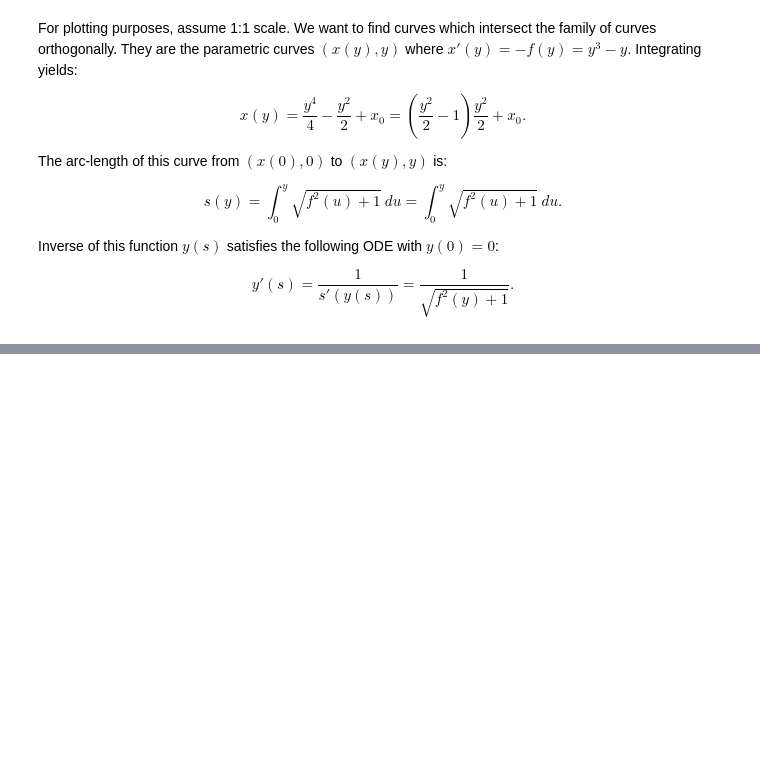
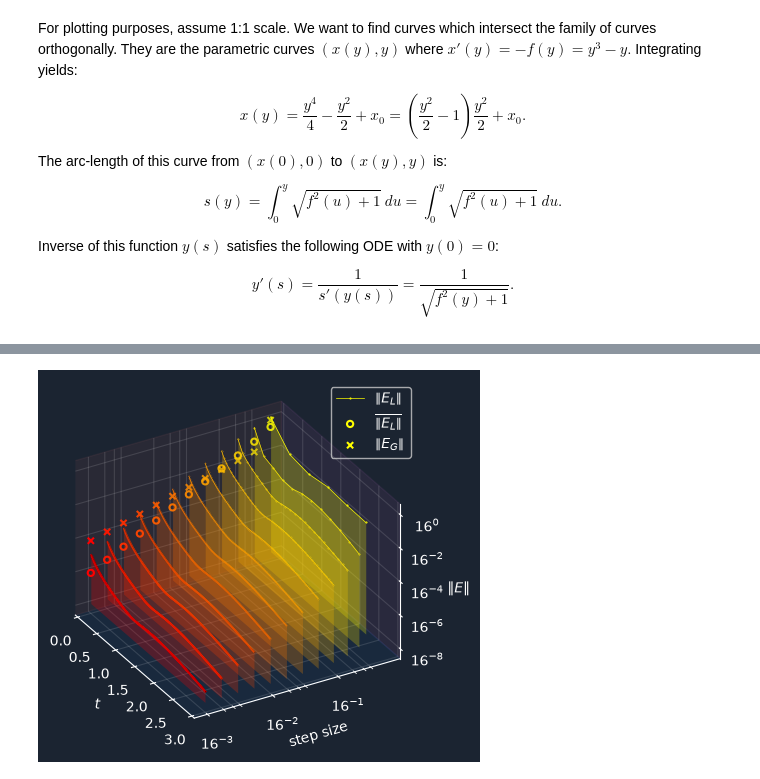
Before and after one commit to 3257077517-collab/Team17, a Jupyter notebook: report/notes.ipynb, the cells around one changed output, grey strips where cells are left out. Drawn from its saved outputs; the diff is of its cells as text; code cells hidden in the pictures; blank space fills up the shorter version.

```diff
--- a/report/notes.ipynb
+++ b/report/notes.ipynb
@@ -278,8 +286,9 @@ def make_polar_factor_flow_jac(out_dim):
     return polar_factor_flow_jac
 
 def polar_factor_flow_exact_helped(t, sv0s, U, V):
-    svs = np.array([y_exact(t, sv0) for sv0 in sv0s])
-    return U @ (svs * V.T)
+    Sigma = np.zeros((U.shape[1], V.shape[1]))
+    np.fill_diagonal(Sigma, [y_exact(t, sv0) for sv0 in sv0s])
+    return U @ Sigma @ V.T
 # %% [markdown]
 Matrix exponential of skew symmetric matrices are special orthogonal matrices.
 # %%
@@ -384,0 +406,84 @@ for i, soln_svs in enumerate(soln_svss):
+# %%
+exact_Xf = polar_factor_flow_exact_helped(t_bound, sv0s, U, V)
+
+fig: plt.Figure = plt.figure()
+ax: plt.Axes3D = fig.add_subplot(projection='3d')
+ax.set_proj_type('ortho')
+# ax.view_init(elev=0, azim=0, roll=0)
+# ax.view_init(elev=0, azim=-90, roll=0)
+# ax.view_init(elev=90, azim=0, roll=90)
+ax.view_init(elev=30, azim=-30, roll=0)
+
+ax.set_xlabel('$t$')
+ax.set_xmargin(0)
+
+ax.set_ylabel('step size')
+ax.set_yscale('log', **log_scale_kwargs)
+
+ax.set_zlabel('$\\Vert E \\Vert$')
+ax.set_zmargin(0)
+ax.zaxis.set_rotate_label(False)
+ax.set_zscale('log', **log_scale_kwargs)
+
+cmap = mpl.colormaps['autumn']
+
+num_times = 12
+avg_step_sizes = np.empty(num_times)
+global_errors = np.empty(num_times)
+avg_local_errors = np.empty(num_times)
+colors = []
+error_lower_bound = np.exp2(-32)
+for i in range(num_times):
+    num_steps = (1 << i) * 6
+    color = cmap(1.0 - i / (num_times - 1))
+
+    soln = itg.solve_ivp(
+        polar_factor_flow_fun,
+        (0.0, t_bound),
+        np.ravel(X0),
+        method=NaiveRK21,
+        num_steps=num_steps,
+    )
+
+    approx_X = soln.y.T.reshape((*soln.t.shape, out_dim, in_dim))
+
+    global_error = np.linalg.matrix_norm(approx_X[-1] - exact_Xf)
+
+    step_sizes = soln.t[1:] - soln.t[:-1]
+    error_ts = soln.t[:-1]
+    local_error_curve = np.empty_like(step_sizes)
+
+    for k, h in enumerate(step_sizes):
+        approx_extended = polar_factor_flow_exact_helped(h, np.diagonal(U.T @ approx_X[k] @ V), U, V)
+        local_error_curve[k] = np.linalg.matrix_norm(approx_X[k+1] - approx_extended)
+
+    ax.plot(
+        error_ts,
+        step_sizes,
+        local_error_curve,
+        '.-',
+        markersize=np.exp2(-0.5 * i),
+        linewidth=0.5,
+        color=color,
+        label='$\\left\\Vert E_L \\right\\Vert$' if i == 0 else None,
+    )
+
+    ax.fill_between(
+        error_ts, step_sizes, np.full_like(step_sizes, error_lower_bound),
+        error_ts, step_sizes, local_error_curve,
+        color=color, linewidth=0, alpha=0.25,
+    )
+
+    avg_step_sizes[i] = np.average(step_sizes)
+    global_errors[i] = global_error
+    avg_local_errors[i] = np.average(local_error_curve, weights=step_sizes)
+    colors.append(color)
+
+ax.scatter3D(0.0, avg_step_sizes, avg_local_errors, marker=mpl.markers.MarkerStyle('o', fillstyle='none'), c=np.clip(colors, 0.0, 1.0), label='$\\overline{\\left\\Vert E_L \\right\\Vert}$')
+ax.scatter3D(0.0, avg_step_sizes, global_errors, marker='x', c=np.clip(colors, 0.0, 1.0), label='$\\left\\Vert E_G \\right\\Vert$')
+
+ax.legend()
+
+plt.show()
+# %% [output]
+[figure, added]
```
Also changed, not shown: parts of 5 cells of this notebook.
